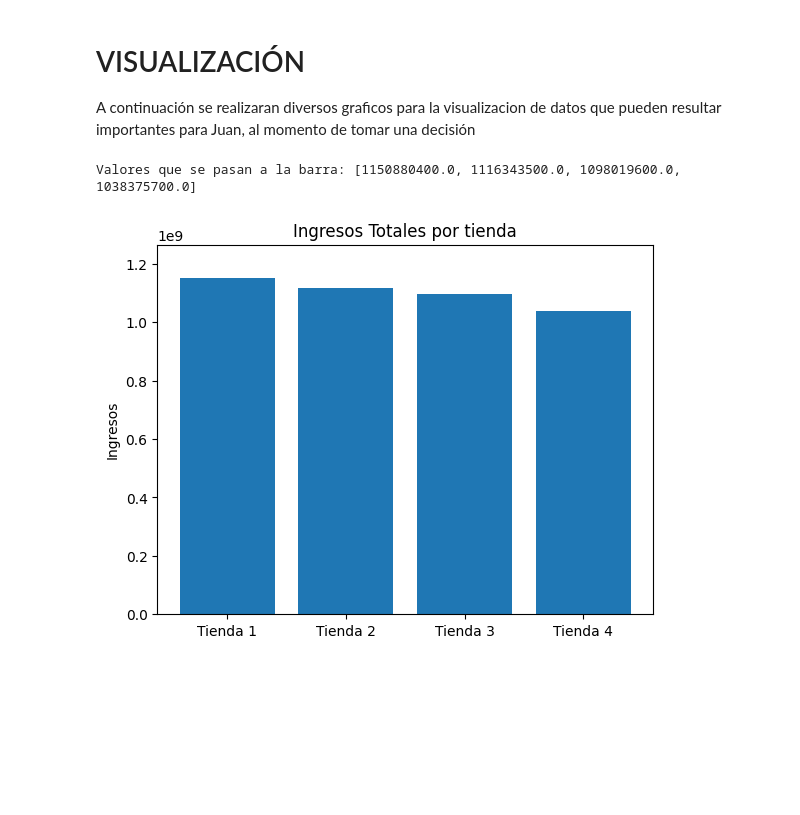
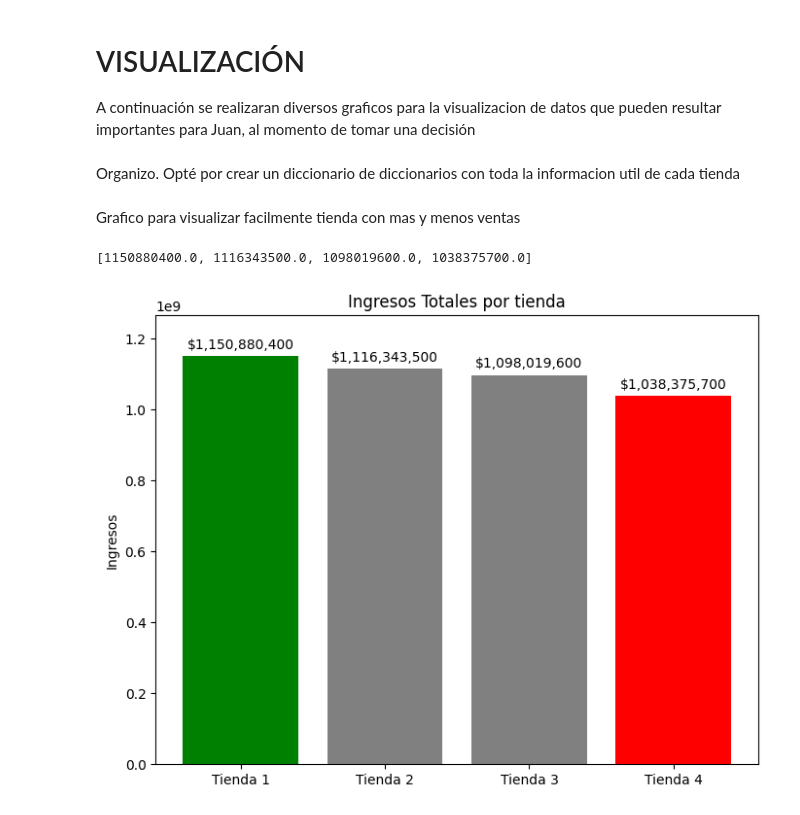
Before and after one commit to pierobadano/Desafio-alura-store, a Jupyter notebook: alurastorelatam.ipynb, the cells around one changed output. Cells and saved outputs as stored; diff of their text form; code cells hidden in the pictures; blank space fills up the shorter version.

Commit message:
organizacion info + grafico calificacion por tienda

```diff
--- a/alurastorelatam.ipynb
+++ b/alurastorelatam.ipynb
@@ -51,17 +51,17 @@ VendidosXCategoria2 = tienda2.groupby(["Categoría del Producto"])["Producto"].c
 VendidosXCategoria3 = tienda3.groupby(["Categoría del Producto"])["Producto"].count()
 VendidosXCategoria4 = tienda4.groupby(["Categoría del Producto"])["Producto"].count()
 
-CategoriaMasVendida = VendidosXCategoria.idxmax()
+CategoriaMasVendida1 = VendidosXCategoria.idxmax()
 CategoriaMasVendida2 = VendidosXCategoria2.idxmax()
 CategoriaMasVendida3 = VendidosXCategoria3.idxmax()
 CategoriaMasVendida4 = VendidosXCategoria4.idxmax()
-CantidadMasVendida = VendidosXCategoria.max()
-CantidadMasVendida2 = VendidosXCategoria2.max()
-CantidadMasVendida3 = VendidosXCategoria3.max()
-CantidadMasVendida4 = VendidosXCategoria4.max()
+CantidadVendida1 = VendidosXCategoria.max()
+CantidadVendida2 = VendidosXCategoria2.max()
+CantidadVendida3 = VendidosXCategoria3.max()
+CantidadVendida4 = VendidosXCategoria4.max()
 
-print(f"El producto mas popular en la tienda 1 es {CategoriaMasVendida} con un total de {CantidadMasVendida} ventas")
-print(f"El producto mas popular en la tienda 2 es {CategoriaMasVendida2} con un total de {CantidadMasVendida2} ventas")
-print(f"El producto mas popular en la tienda 3 es {CategoriaMasVendida3} con un total de {CantidadMasVendida3} ventas")
-print(f"El producto mas popular en la tienda 4 es {CategoriaMasVendida4} con un total de {CantidadMasVendida4} ventas")
+print(f"La categoria mas popular en la tienda 1 es {CategoriaMasVendida1} con un total de {CantidadVendida1} ventas")
+print(f"La categoria mas popular en la tienda 2 es {CategoriaMasVendida2} con un total de {CantidadVendida2} ventas")
+print(f"La categoria mas popular en la tienda 3 es {CategoriaMasVendida3} con un total de {CantidadVendida3} ventas")
+print(f"La categoria mas popular en la tienda 4 es {CategoriaMasVendida4} con un total de {CantidadVendida4} ventas")
 # %% [output]
@@ -150,18 +150,5 @@ Costo de envio promedio tienda 4: 23459.457
 # %% [markdown]
 # VISUALIZACIÓN
 A continuación se realizaran diversos graficos para la visualizacion de datos que pueden resultar importantes para Juan, al momento de tomar una decisión
-# %%
-import matplotlib.pyplot as plt
-tiendas=["Tienda 1","Tienda 2", "Tienda 3", "Tienda 4"]
-ingresosTiendas= [Ingresos_totales_tienda1, Ingresos_totales_tienda2, Ingresos_totales_tienda3, Ingresos_totales_tienda4]
-maxIngresos= max(ingresosTiendas)
-print("Valores que se pasan a la barra:", ingresosTiendas)
-fig, ax = plt.subplots()
-ax.bar(tiendas, ingresosTiendas)
-ax.set_ylabel("Ingresos")
-ax.set_title("Ingresos Totales por tienda")
-ax.set_ylim(0, maxIngresos * 1.1)
-plt.show()
-# %% [output]
-Valores que se pasan a la barra: [1150880400.0, 1116343500.0, 1098019600.0, 1038375700.0]
-[figure, removed]
+# %% [markdown]
+Organizo. Opté por crear un diccionario de diccionarios con toda la informacion util de cada tienda
@@ -167,0 +190,34 @@ Valores que se pasan a la barra: [1150880400.0, 1116343500.0, 1098019600.0, 1038
+# %% [markdown]
+Grafico para visualizar facilmente tienda con mas y menos ventas
+# %%
+import matplotlib.pyplot as plt
+ingresos_tiendas=[datos_tienda[tienda]['ingresos'] for tienda in datos_tienda]
+maxIngresos= max(ingresos_tiendas)
+minIngresos= min(ingresos_tiendas)
+coloresIngresos= []
+for ingreso in ingresos_tiendas:
+  if ingreso == maxIngresos:
+    coloresIngresos.append("green")
+  elif ingreso == minIngresos:
+    coloresIngresos.append("red")
+  else:
+    coloresIngresos.append("grey")
+
+fig, ax = plt.subplots(figsize=(8,6))
+print(ingresos_tiendas)
+bars= ax.bar(datos_tienda.keys(),ingresos_tiendas , color=coloresIngresos)
+
+ax.set_ylabel("Ingresos")
+ax.set_title("Ingresos Totales por tienda")
+ax.set_ylim(0, maxIngresos * 1.1)
+for bar in bars:
+    altura = bar.get_height()
+    x = bar.get_x() + bar.get_width() / 2
+    y = altura + maxIngresos * 0.01
+    texto = f"${int(altura):,}"
+
+    ax.text(x, y, texto, ha='center', va='bottom', fontsize=10)
+plt.show()
+# %% [output]
+[1150880400.0, 1116343500.0, 1098019600.0, 1038375700.0]
+[figure, added]
```
Also changed, not shown: parts of 5 cells of this notebook.
